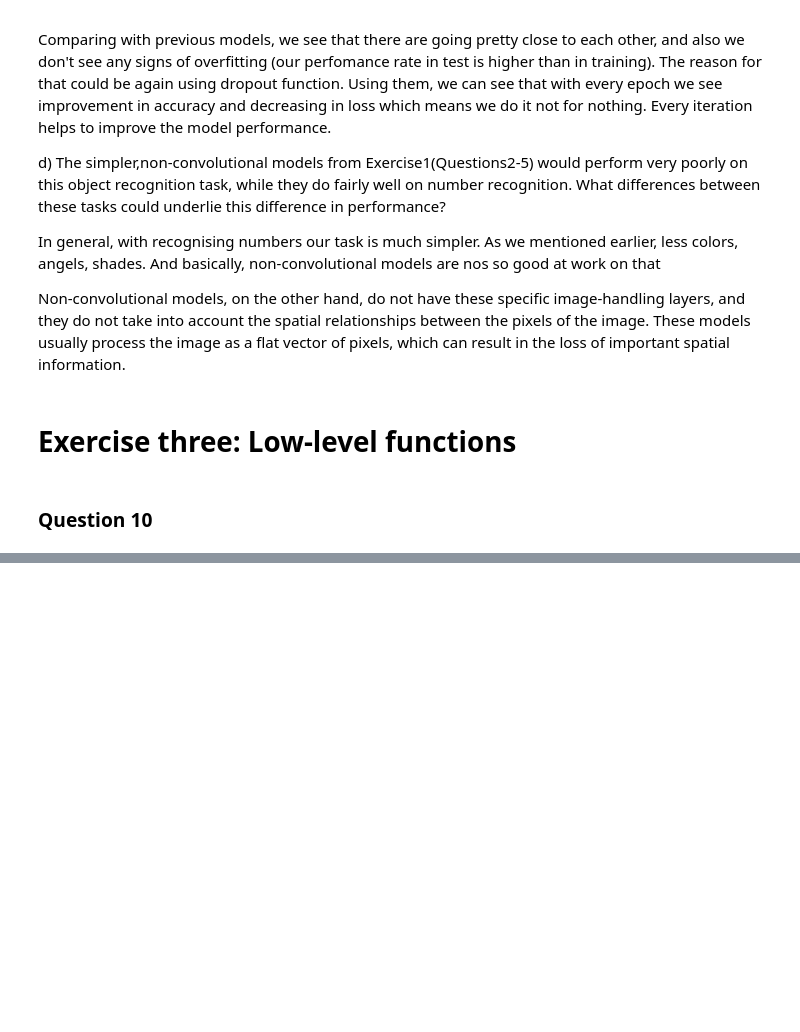
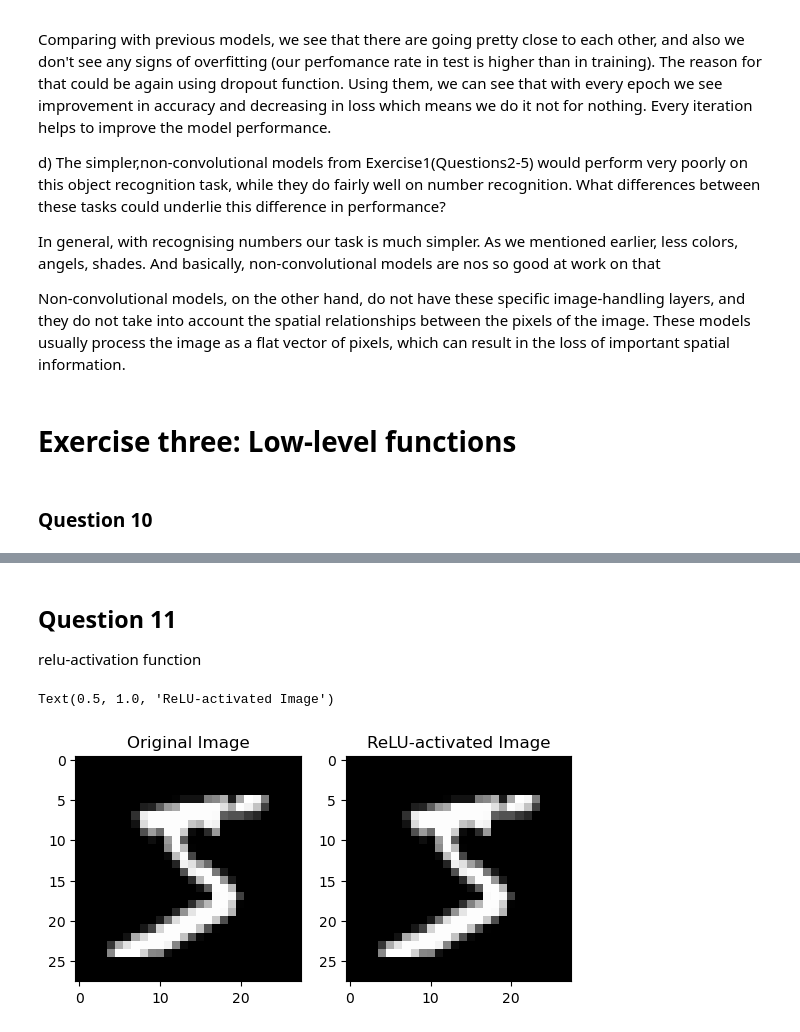
Before and after one commit to aleibz98/Human_Networks, a Jupyter notebook: HN_1_kate.ipynb, the cells around one changed output, grey strips where cells are left out. Saved outputs shown, nothing was run; the diff lists cells and outputs as text; code cells hidden in the pictures; blank space fills up the shorter version.

Commit message:
3rd exercise(relu, max-pooling, normalisation)

```diff
--- a/HN_1_kate.ipynb
+++ b/HN_1_kate.ipynb
@@ -670,0 +711,3 @@ Also include an example input image (for example from the mnist set) and the sam
+# %% [markdown]
+## Question 11
+relu-activation function
@@ -670,0 +735,15 @@ Also include an example input image (for example from the mnist set) and the sam
+# %%
+img = x_train[0]
+relu_image = np.maximum(img, 0)
+
+# Plot the original and ReLU-activated images
+plt.subplot(1, 2, 1)
+plt.imshow(img, cmap='gray')
+plt.title('Original Image')
+
+plt.subplot(1, 2, 2)
+plt.imshow(relu_image, cmap='gray')
+plt.title('ReLU-activated Image')
+# %% [output]
+Text(0.5, 1.0, 'ReLU-activated Image')
+[figure, added]
```
Also changed, not shown: parts of 20 cells of this notebook.
